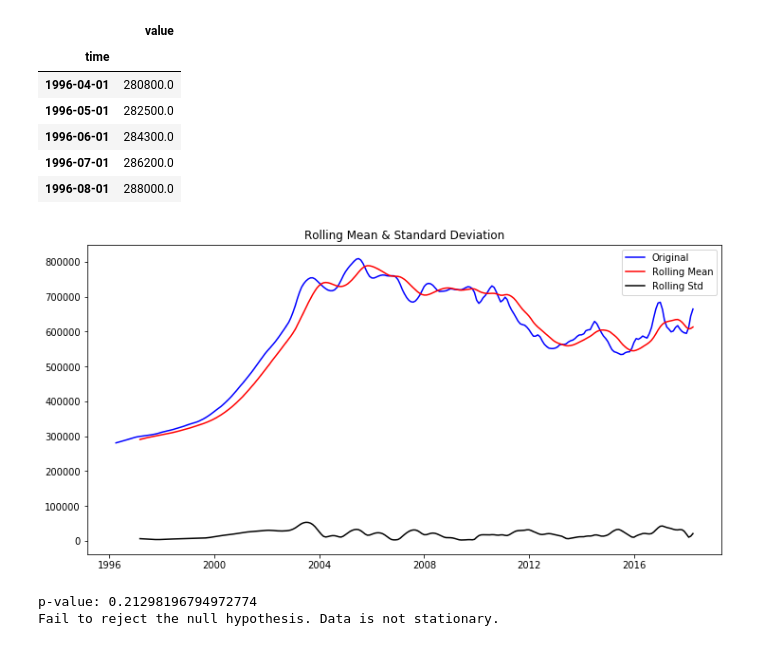
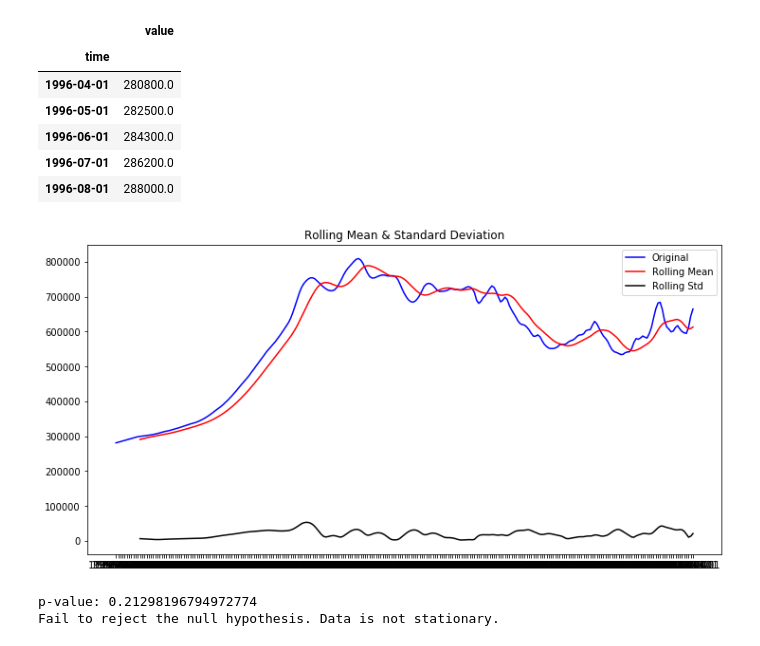
Before and after one commit to mcerow/TriState_Glory, a Jupyter notebook: Connecticut.ipynb, the cells around one changed output. Saved outputs shown, nothing was run; the diff lists cells and outputs as text; code cells hidden in the pictures.

```diff
--- a/Connecticut.ipynb
+++ b/Connecticut.ipynb
@@ -34,6 +41,7 @@ topzip.drop(columns=['RegionID', 'City', 'State', 'Metro', 'CountyName', 'SizeRa
 state_zips = [6820, 6068, 6793]
 
 state = topzip[topzip['Zipcode'].isin(state_zips)]
+state.set_index('time', inplace=True)
 state.head()
 # %% [output]
 |  | Zipcode | value |
@@ -312,14 +332,14 @@ roll_mean = third_zip.rolling(window=12, center=False).mean()
 roll_std = third_zip.rolling(window=12, center=False).std()
 # %%
 fig = plt.figure(figsize=(12,6))
-plt.plot(third_zip, color='blue',label='Original')
+plt.plot(third_zip.value, color='blue',label='Original')
 plt.plot(roll_mean, color='red', label='Rolling Mean')
 plt.plot(roll_std, color='black', label = 'Rolling Std')
 plt.legend(loc='best')
 plt.title('Rolling Mean & Standard Deviation')
 plt.show()
 # %% [output]
-[figure, old version]
+[figure, new version]
 # %%
 from statsmodels.tsa.stattools import adfuller
 
```
Also changed, not shown: parts of 52 cells of this notebook.
